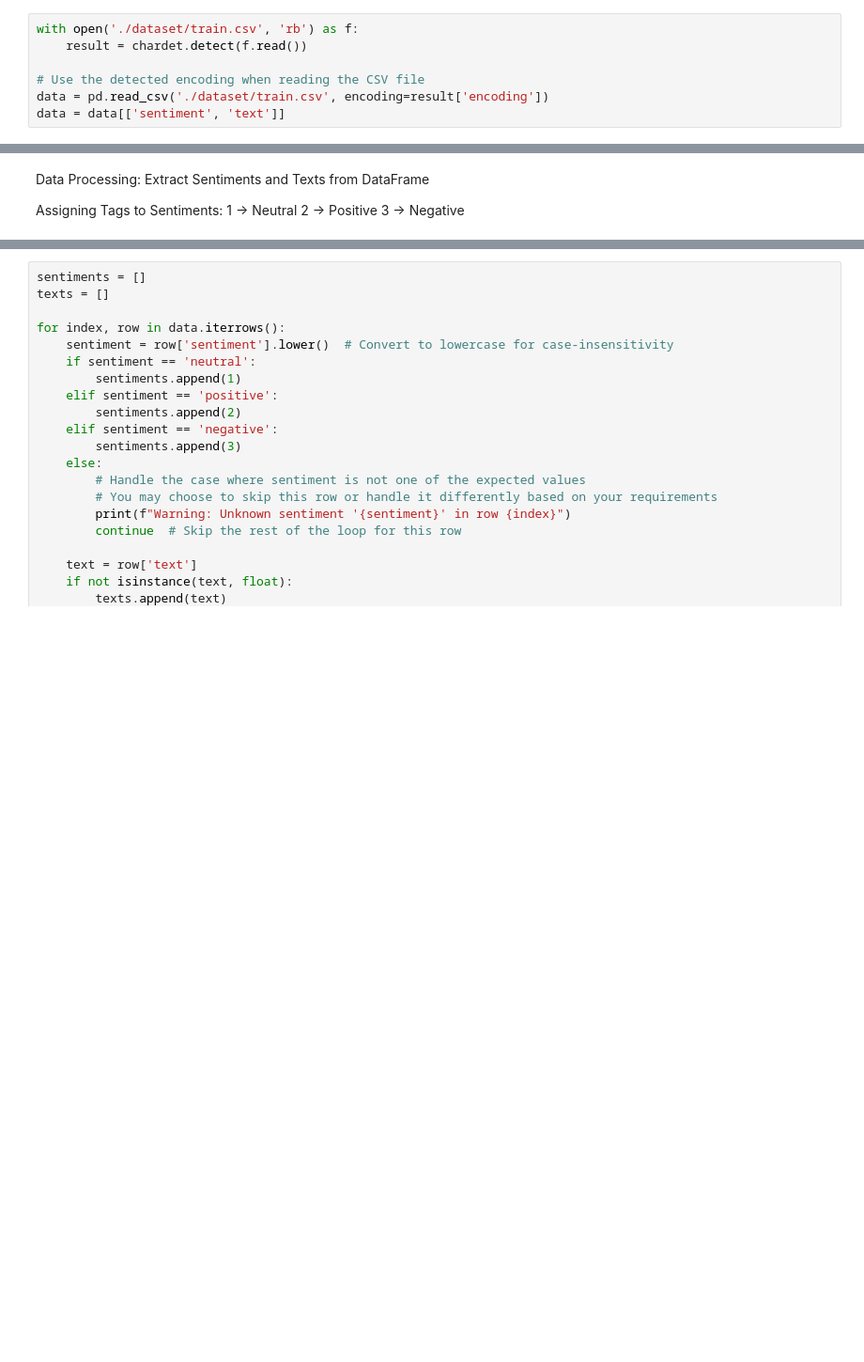
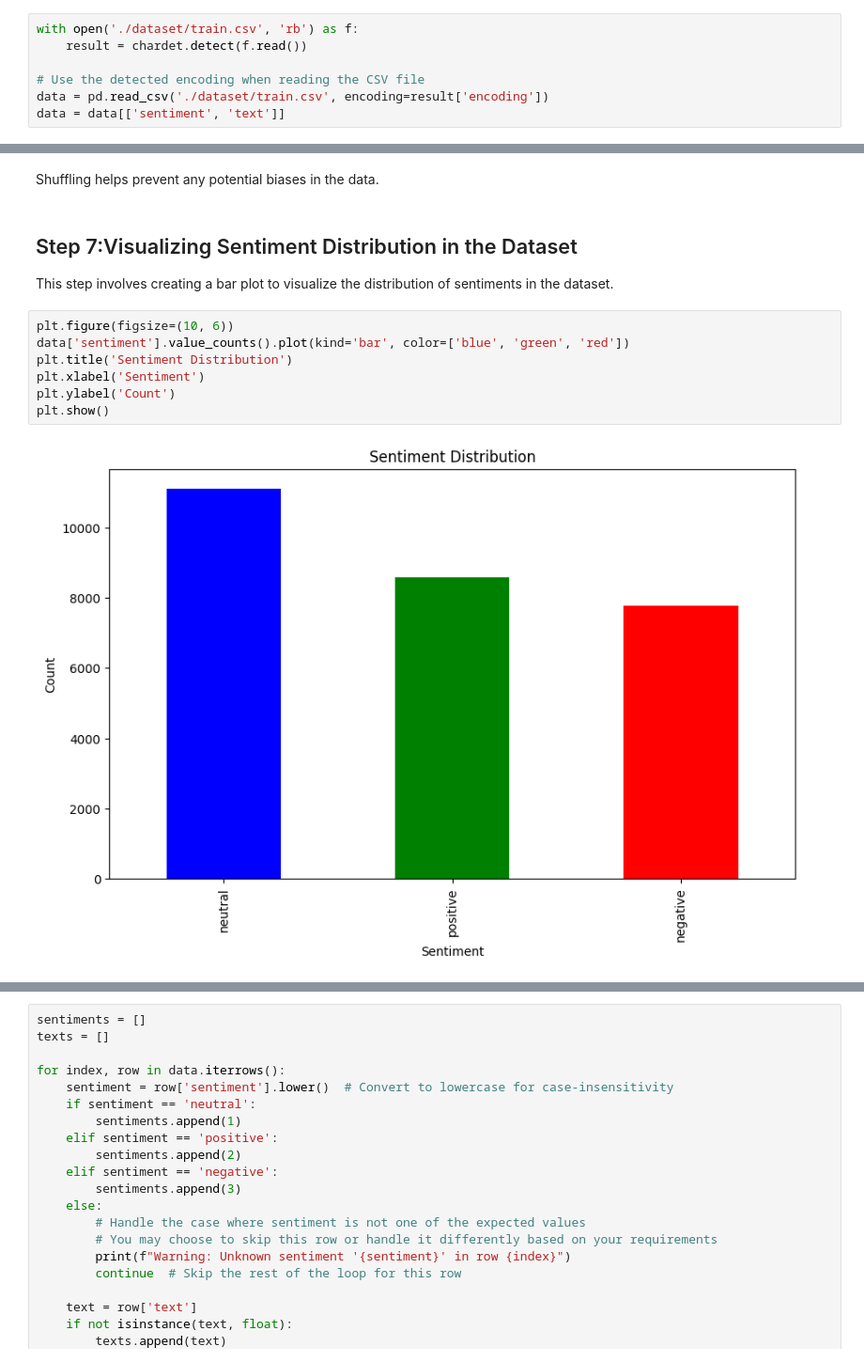
Before and after one commit to facebookresearch/LASER, a Jupyter notebook: tasks/SentimentAnalysis/SentimentAnalysis.ipynb, the cells around one changed output, grey strips where cells are left out. Shown at 94% size. Cells and saved outputs as stored; diff of their text form; blank space fills up the shorter version.

```diff
--- a/tasks/SentimentAnalysis/SentimentAnalysis.ipynb
+++ b/tasks/SentimentAnalysis/SentimentAnalysis.ipynb
@@ -85,8 +116,16 @@ print(data.shape)
 (27481, 2)
-# %% [markdown]
-Data Processing: Extract Sentiments and Texts from DataFrame
-
-Assigning Tags to Sentiments:
-1 -> Neutral
-2 -> Positive
-3 -> Negative
+# %% [markdown]
+Shuffling helps prevent any potential biases in the data.
+# %% [markdown]
+## Step 7:Visualizing Sentiment Distribution in the Dataset
+
+This step involves creating a bar plot to visualize the distribution of sentiments in the dataset.
+# %%
+plt.figure(figsize=(10, 6))
+data['sentiment'].value_counts().plot(kind='bar', color=['blue', 'green', 'red'])
+plt.title('Sentiment Distribution')
+plt.xlabel('Sentiment')
+plt.ylabel('Count')
+plt.show()
+# %% [output]
+[figure, added]
```
Also changed, not shown: parts of 40 cells of this notebook.
